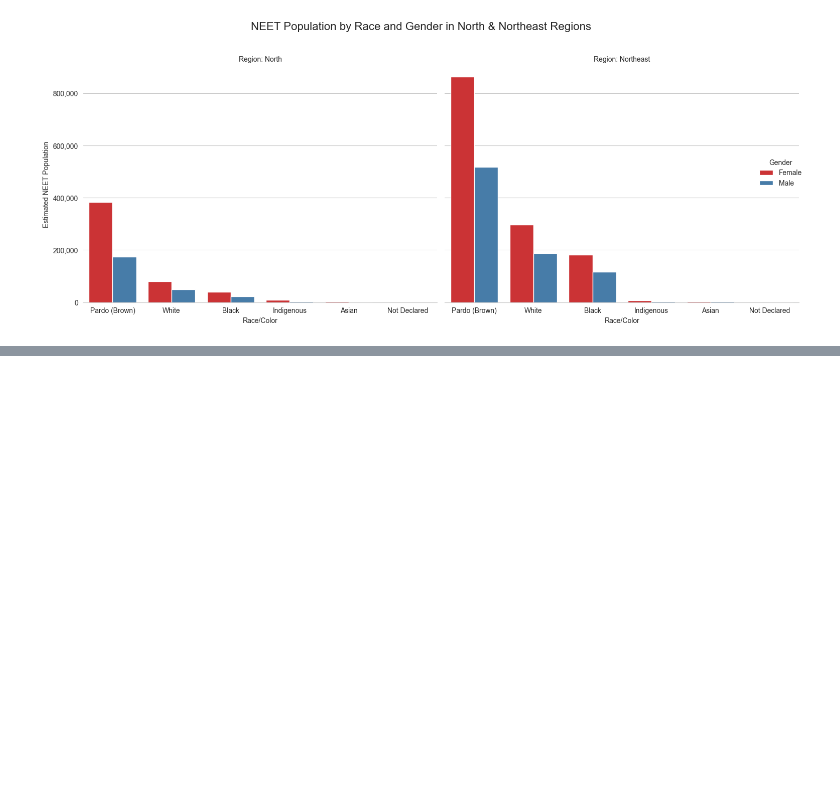
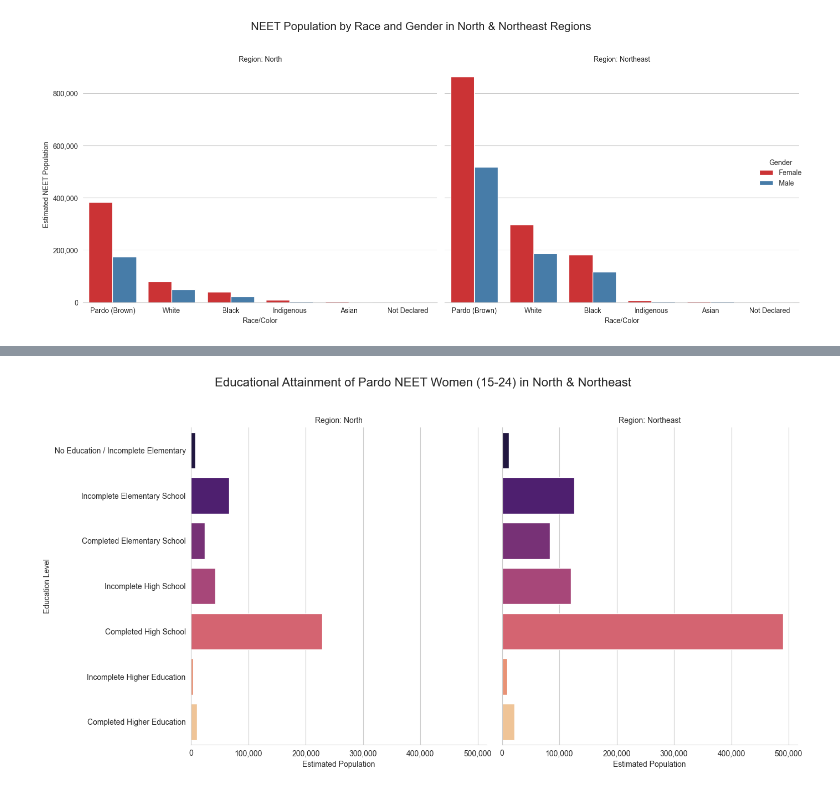
Before and after one commit to Ligia-pdf/NEETBrazil, a Jupyter notebook: newanalysis.ipynb, the cells around one changed output, grey strips where cells are left out. Saved outputs shown, nothing was run; the diff lists cells and outputs as text; code cells hidden in the pictures; blank space fills up the shorter version.

```diff
--- a/newanalysis.ipynb
+++ b/newanalysis.ipynb
@@ -559,0 +729,88 @@ Generating demographic chart...
+# %%
+# 1. Define the regions
+print("Preparing the base data...")
+north_region_codes = [11, 12, 13, 14, 15, 16, 17]
+northeast_region_codes = [21, 22, 23, 24, 25, 26, 27, 28, 29]
+
+def get_region(uf_code):
+    if uf_code in north_region_codes: return 'North'
+    if uf_code in northeast_region_codes: return 'Northeast'
+    return 'Other'
+
+# 2. Create the 'df_regions' DataFrame with NEETs from the North/Northeast
+df_regions = df_neet[df_neet['id_uf'].isin(north_region_codes + northeast_region_codes)].copy()
+df_regions['Region'] = df_regions['id_uf'].apply(get_region)
+gender_mapping = {0: 'Male', 1: 'Female'}
+df_regions['Gender'] = df_regions['female'].map(gender_mapping)
+
+# 3. Filter for women from the North/Northeast regions
+df_neet_women_regions = df_regions[df_regions['Gender'] == 'Female'].copy()
+
+# 4. *NEW:* Filter the above dataframe for "Pardo" (Brown) women only (race_code == 4)
+df_pardo_women = df_neet_women_regions[df_neet_women_regions['race_code'] == 4].copy()
+print("Data prepared for Pardo NEET women from the North/Northeast.")
+
+
+# --- MAIN ANALYSIS ---
+
+print("\nAnalyzing the educational attainment of Pardo NEET women...")
+
+# 1. Define the mapping for education codes
+education_mapping = {
+    1.0: 'No Education / Incomplete Elementary',
+    2.0: 'Incomplete Elementary School',
+    3.0: 'Completed Elementary School',
+    4.0: 'Incomplete High School',
+    5.0: 'Completed High School',
+    6.0: 'Incomplete Higher Education',
+    7.0: 'Completed Higher Education'
+}
+
+# 2. Use the new dataframe, drop missing values, and map the codes
+df_pardo_women_edu = df_pardo_women.dropna(subset=['education_code']).copy()
+df_pardo_women_edu['Education_Level'] = df_pardo_women_edu['education_code'].map(education_mapping)
+
+# 3. Group by Region and Education Level, then sum the weights
+neet_pardo_women_by_edu = df_pardo_women_edu.groupby(['Region', 'Education_Level'])['weight'].sum().reset_index()
+
+# 4. Display the data in a pivot table
+print("\n--- Estimated Educational Attainment of Pardo NEET Women (15-24) ---")
+education_pivot = neet_pardo_women_by_edu.pivot_table(
+    index='Education_Level',
+    columns='Region',
+    values='weight',
+    fill_value=0
+)
+# Reorder the index to follow the natural educational progression
+education_pivot = education_pivot.reindex(index=education_mapping.values())
+display(education_pivot.apply(lambda x: x.map('{:,.0f}'.format)))
+
+
+# 5. Create a faceted horizontal bar chart for clear comparison
+print("\nGenerating education level chart...")
+g = sns.catplot(
+    data=neet_pardo_women_by_edu,
+    y='Education_Level',
+    x='weight',
+    col='Region', # Create separate charts for North and Northeast
+    kind='bar',
+    palette='magma',
+    height=7,
+    aspect=1,
+    order=education_mapping.values() # Ensure correct order
+)
+
+# Customize titles and labels
+g.fig.suptitle('Educational Attainment of Pardo NEET Women (15-24) in North & Northeast', y=1.03, fontsize=16)
+g.set_axis_labels("Estimated Population", "Education Level")
+g.set_titles("Region: {col_name}")
+
+# Format x-axis labels with commas for readability
+for ax in g.axes.flat:
+    ax.get_xaxis().set_major_formatter(
+        plt.FuncFormatter(lambda x, p: format(int(x), ','))
+    )
+
+plt.tight_layout()
+plt.show()
+# %% [output]
@@ -559,0 +836 @@ Generating demographic chart...
+[figure, added]
```
Also changed, not shown: parts of 11 cells of this notebook.
